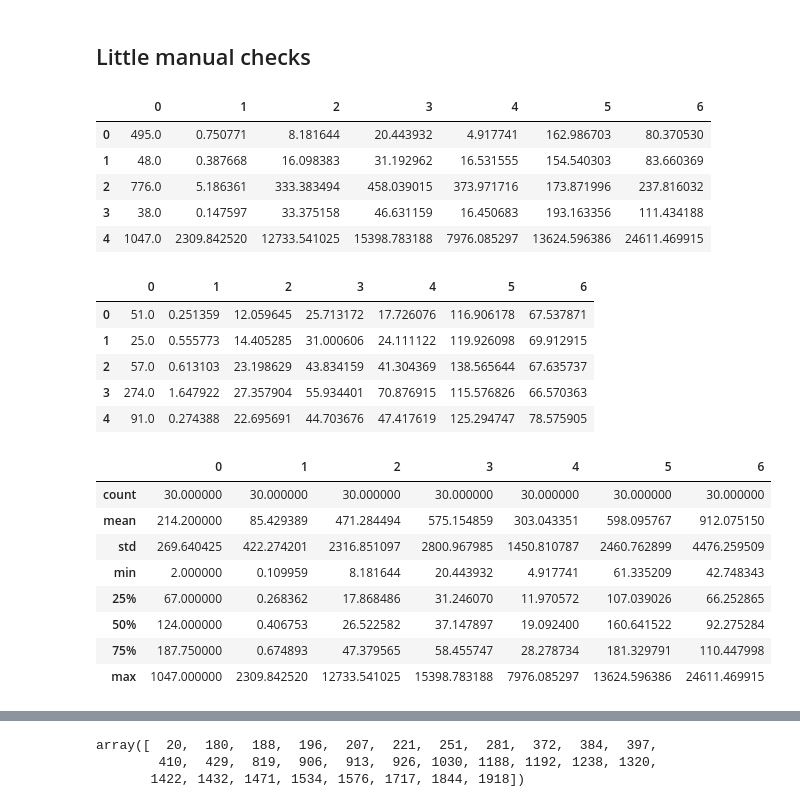
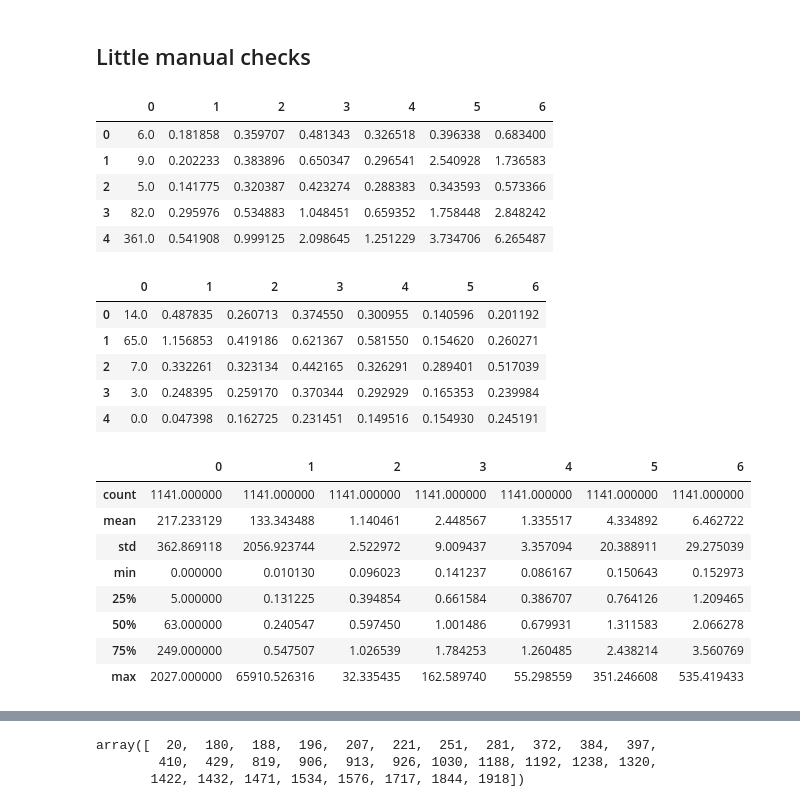
Before and after one commit to JulesssG/ml-project2, a Jupyter notebook: notebooks/First-touch.ipynb, the cells around one changed output, grey strips where cells are left out. Drawn from its saved outputs; the diff is of its cells as text; code cells hidden in the pictures.

Commit message:
Add correction in load of data, time window of 60s and training

```diff
--- a/notebooks/First-touch.ipynb
+++ b/notebooks/First-touch.ipynb
@@ -305,12 +276,2 @@ X_test.shape, y_test.shape
 # %% [markdown]
 ## Training
-# %%
-from sklearn.metrics import confusion_matrix, f1_score, precision_score, recall_score
-
-y_train[y_train==0] = -1
-y_test[y_test==0] = -1
-for w in [1, 5, 10, 20, 30, 50, 70]:
-    clf = svm.SVC(gamma='scale', class_weight={-1: 1, 1: w})
-    clf.fit(X_train, y_train.ravel())
-    print("Confusion matrices for weight ", w)
-    print('Precision and recall: \nPrecision:', precision_score(y_train, clf.predict(X_train)), '\nRecall: ', recall_score(y_train, clf.predict(X_train)))
@@ -334,0 +283,9 @@ Recall:  0.733333333333
+# %%
+from sklearn.ensemble import RandomForestClassifier
+from sklearn.metrics import accuracy_score, f1_score, recall_score, precision_score
+
+rfcs = []
+for maxd in [1, 2, 3, 4, 5, 6, 7, 10]: #, 0.1, 0.25, 0.5, 5]:
+    rfc = RandomForestClassifier(n_estimators=20, n_jobs=4, max_depth=maxd)
+    rfc.fit(X_train, y_train)
+    rfcs.append(rfc)
@@ -334,0 +384,8 @@ Recall:  0.733333333333
+# %%
+from sklearn.ensemble import GradientBoostingClassifier
+
+gbts = []
+for ccp in [0, 0.1, 0.25, 0.5, 5]:
+    gbt = GradientBoostingClassifier(n_estimators=100, ccp_alpha=ccp)
+    gbt.fit(X_train, y_train)
+    gbts.append(gbt)
@@ -334,0 +397,6 @@ Recall:  0.733333333333
+# %%
+from sklearn.neighbors import KNeighborsClassifier
+
+knn = KNeighborsClassifier(n_neighbors=3)
+knn.fit(X_train, y_train)
+pred = knn.predict(X_test)
@@ -336,31 +419,31 @@ Recall:  0.733333333333
 ## Little manual checks
 # %%
 eq_train = pd.DataFrame(X_train[np.where(y_train==1)[0], :])
-neq_train = pd.DataFrame(X_train[np.where(y_train==-1)[0], :][:20])
+neq_train = pd.DataFrame(X_train[np.where(y_train==0)[0], :])
 display(eq_train.head())
 display(neq_train.head())
 display(eq_train.describe())
 neq_train.describe()
 # %% [output]
 |  | 0 | 1 | 2 | 3 | 4 | 5 | 6 |
-| 0 | 495.0 | 0.750771 | 8.181644 | 20.443932 | 4.917741 | 162.986703 | 80.370530 |
-| 1 | 48.0 | 0.387668 | 16.098383 | 31.192962 | 16.531555 | 154.540303 | 83.660369 |
-| 2 | 776.0 | 5.186361 | 333.383494 | 458.039015 | 373.971716 | 173.871996 | 237.816032 |
-| 3 | 38.0 | 0.147597 | 33.375158 | 46.631159 | 16.450683 | 193.163356 | 111.434188 |
-| 4 | 1047.0 | 2309.842520 | 12733.541025 | 15398.783188 | 7976.085297 | 13624.596386 | 24611.469915 |
+| 0 | 6.0 | 0.181858 | 0.359707 | 0.481343 | 0.326518 | 0.396338 | 0.683400 |
+| 1 | 9.0 | 0.202233 | 0.383896 | 0.650347 | 0.296541 | 2.540928 | 1.736583 |
+| 2 | 5.0 | 0.141775 | 0.320387 | 0.423274 | 0.288383 | 0.343593 | 0.573366 |
+| 3 | 82.0 | 0.295976 | 0.534883 | 1.048451 | 0.659352 | 1.758448 | 2.848242 |
+| 4 | 361.0 | 0.541908 | 0.999125 | 2.098645 | 1.251229 | 3.734706 | 6.265487 |
 |  | 0 | 1 | 2 | 3 | 4 | 5 | 6 |
-| 0 | 51.0 | 0.251359 | 12.059645 | 25.713172 | 17.726076 | 116.906178 | 67.537871 |
-| 1 | 25.0 | 0.555773 | 14.405285 | 31.000606 | 24.111122 | 119.926098 | 69.912915 |
-| 2 | 57.0 | 0.613103 | 23.198629 | 43.834159 | 41.304369 | 138.565644 | 67.635737 |
-| 3 | 274.0 | 1.647922 | 27.357904 | 55.934401 | 70.876915 | 115.576826 | 66.570363 |
-| 4 | 91.0 | 0.274388 | 22.695691 | 44.703676 | 47.417619 | 125.294747 | 78.575905 |
+| 0 | 14.0 | 0.487835 | 0.260713 | 0.374550 | 0.300955 | 0.140596 | 0.201192 |
+| 1 | 65.0 | 1.156853 | 0.419186 | 0.621367 | 0.581550 | 0.154620 | 0.260271 |
+| 2 | 7.0 | 0.332261 | 0.323134 | 0.442165 | 0.326291 | 0.289401 | 0.517039 |
+| 3 | 3.0 | 0.248395 | 0.259170 | 0.370344 | 0.292929 | 0.165353 | 0.239984 |
+| 4 | 0.0 | 0.047398 | 0.162725 | 0.231451 | 0.149516 | 0.154930 | 0.245191 |
 |  | 0 | 1 | 2 | 3 | 4 | 5 | 6 |
-| count | 30.000000 | 30.000000 | 30.000000 | 30.000000 | 30.000000 | 30.000000 | 30.000000 |
-| mean | 214.200000 | 85.429389 | 471.284494 | 575.154859 | 303.043351 | 598.095767 | 912.075150 |
-| std | 269.640425 | 422.274201 | 2316.851097 | 2800.967985 | 1450.810787 | 2460.762899 | 4476.259509 |
-| min | 2.000000 | 0.109959 | 8.181644 | 20.443932 | 4.917741 | 61.335209 | 42.748343 |
-| 25% | 67.000000 | 0.268362 | 17.868486 | 31.246070 | 11.970572 | 107.039026 | 66.252865 |
-| 50% | 124.000000 | 0.406753 | 26.522582 | 37.147897 | 19.092400 | 160.641522 | 92.275284 |
-| 75% | 187.750000 | 0.674893 | 47.379565 | 58.455747 | 28.278734 | 181.329791 | 110.447998 |
-| max | 1047.000000 | 2309.842520 | 12733.541025 | 15398.783188 | 7976.085297 | 13624.596386 | 24611.469915 |
+| count | 1141.000000 | 1141.000000 | 1141.000000 | 1141.000000 | 1141.000000 | 1141.000000 | 1141.000000 |
+| mean | 217.233129 | 133.343488 | 1.140461 | 2.448567 | 1.335517 | 4.334892 | 6.462722 |
+| std | 362.869118 | 2056.923744 | 2.522972 | 9.009437 | 3.357094 | 20.388911 | 29.275039 |
+| min | 0.000000 | 0.010130 | 0.096023 | 0.141237 | 0.086167 | 0.150643 | 0.152973 |
+| 25% | 5.000000 | 0.131225 | 0.394854 | 0.661584 | 0.386707 | 0.764126 | 1.209465 |
+| 50% | 63.000000 | 0.240547 | 0.597450 | 1.001486 | 0.679931 | 1.311583 | 2.066278 |
+| 75% | 249.000000 | 0.547507 | 1.026539 | 1.784253 | 1.260485 | 2.438214 | 3.560769 |
+| max | 2027.000000 | 65910.526316 | 32.335435 | 162.589740 | 55.298559 | 351.246608 | 535.419433 |
 |  | 0 | 1 | 2 | 3 | 4 | 5 | 6 |
```
Also changed, not shown: parts of 35 cells of this notebook.
